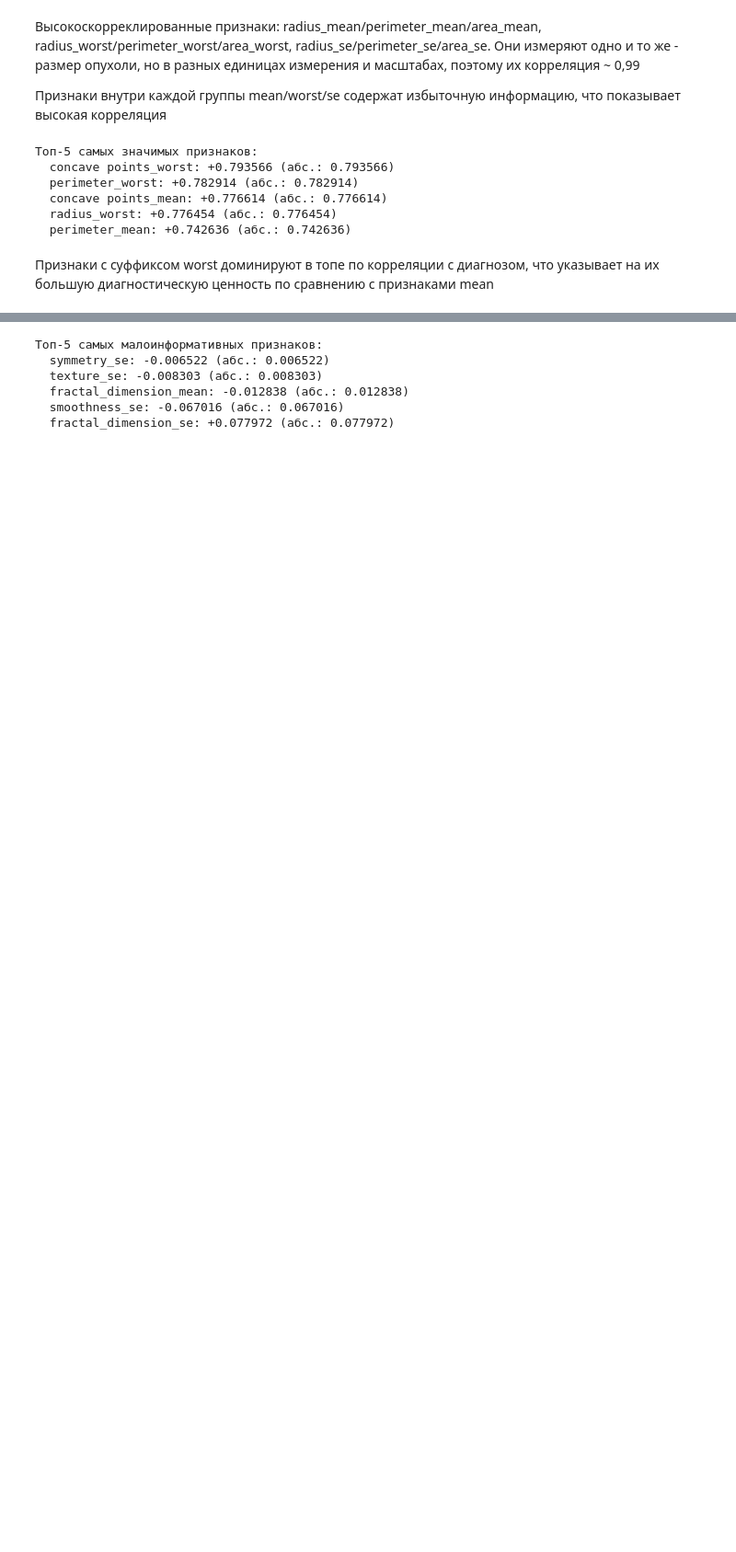
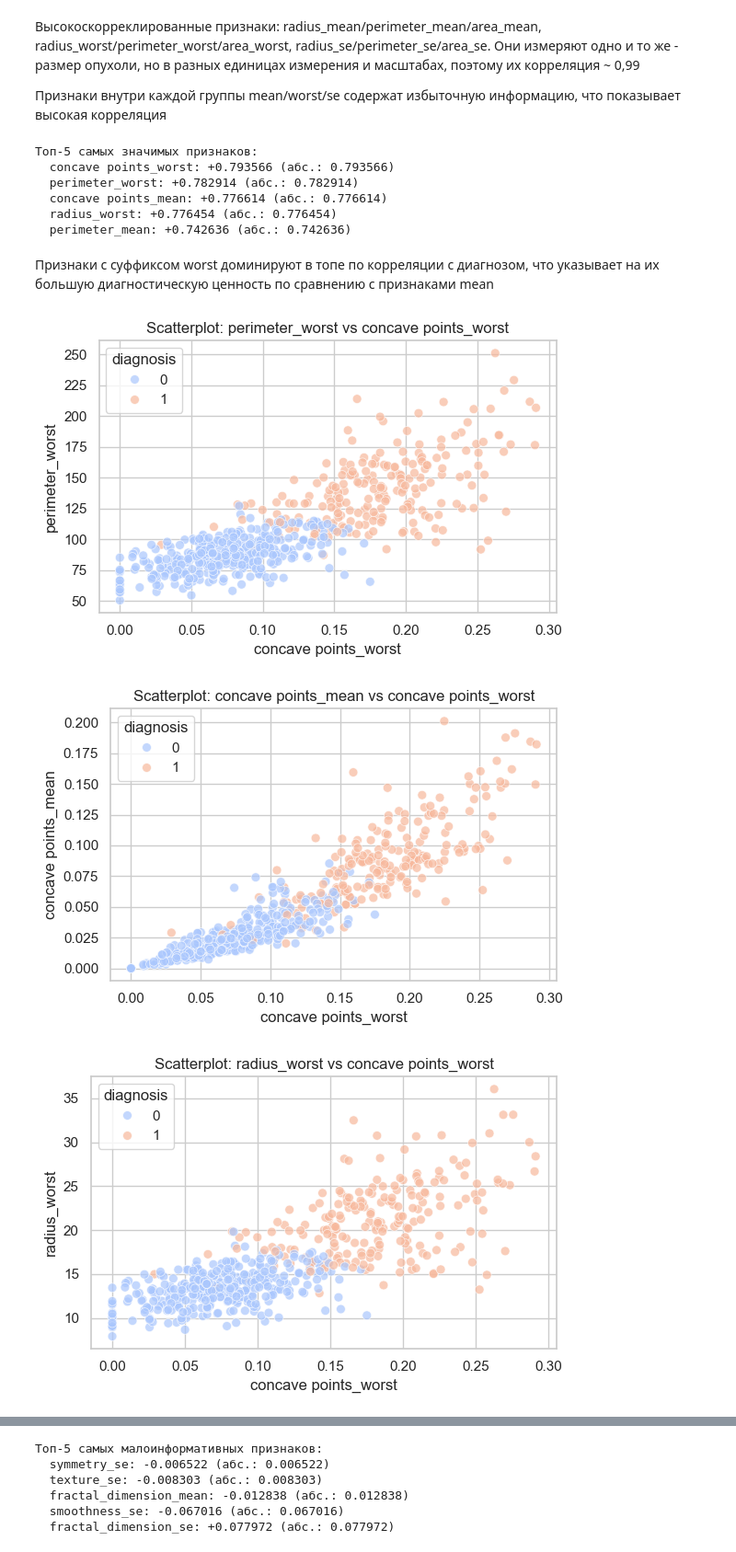
Before and after one commit to yulllss/ML-Basic, a Jupyter notebook: homework_09/homework_09.ipynb, the cells around one changed output, grey strips where cells are left out. Shown at 92% size. Cells and saved outputs as stored; diff of their text form; code cells hidden in the pictures; blank space fills up the shorter version.

```diff
--- a/homework_09/homework_09.ipynb
+++ b/homework_09/homework_09.ipynb
@@ -277,3 +282,31 @@ for feature in sorted_corr.index:
   perimeter_mean: +0.742636 (абс.: 0.742636)
 # %% [markdown]
 Признаки с суффиксом worst доминируют в топе по корреляции с диагнозом, что указывает на их большую диагностическую ценность по сравнению с признаками mean
+# %%
+top5_features = [
+    'concave points_worst',
+    'perimeter_worst',
+    'concave points_mean',
+    'radius_worst',
+    'perimeter_mean'
+]
+feature_pairs = list(itertools.combinations(top5_features, 2))
+
+for (x_feat, y_feat) in feature_pairs:
+    plt.figure(figsize=(6, 4))
+    sns.scatterplot(
+        data=data,
+        x=x_feat,
+        y=y_feat,
+        hue='diagnosis',
+        alpha=0.7,
+        s=50,
+        palette='coolwarm'
+    )
+    plt.title(f'Scatterplot: {y_feat} vs {x_feat}')
+    plt.tight_layout()
+    plt.show()
+# %% [output]
+[figure, added]
+[figure, added]
+[figure, added]
```
Also changed, not shown: parts of 6 cells of this notebook.
